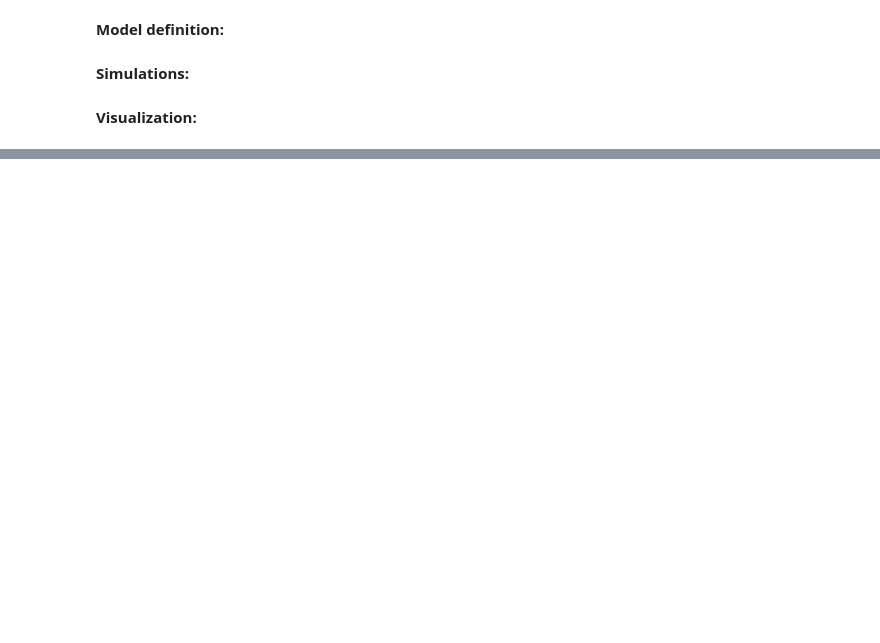
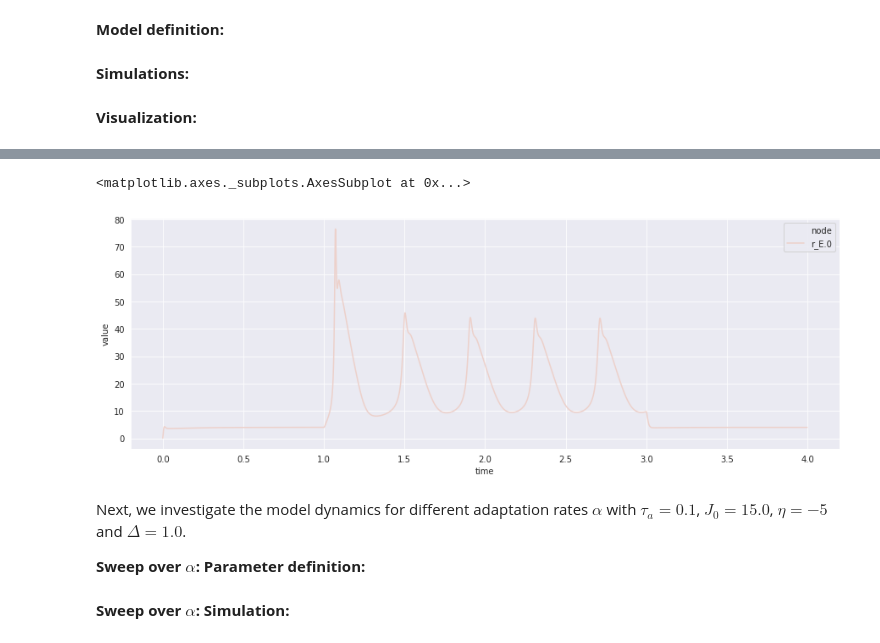
Before and after one commit to Richert/BrainNetworks, a Jupyter notebook: CMC/documentation/Montbrio_model_extension.ipynb, the cells around one changed output, grey strips where cells are left out. Saved outputs shown, nothing was run; the diff lists cells and outputs as text; code cells hidden in the pictures; blank space fills up the shorter version.

```diff
--- a/CMC/documentation/Montbrio_model_extension.ipynb
+++ b/CMC/documentation/Montbrio_model_extension.ipynb
@@ -408,0 +126,11 @@ plot_timeseries(results, plot_style='ridge_plot', demean=True, aspect=3.0)
+# %%
+idx = 1
+fig, ax = plt.subplots(figsize=(15,5))
+plot_timeseries(results[tau_a[idx]], ax=ax)
+# %% [output]
+<matplotlib.axes._subplots.AxesSubplot at 0x...>
+[figure, added]
+# %% [markdown]
+Next, we investigate the model dynamics for different adaptation rates $\alpha$ with $\tau_a = 0.1$, $J_0 = 15.0$, $\eta = -5$ and $\Delta = 1.0$.
+
+**Sweep over $\alpha$: Parameter definition:**
@@ -408,0 +141,2 @@ plot_timeseries(results, plot_style='ridge_plot', demean=True, aspect=3.0)
+# %% [markdown]
+**Sweep over $\alpha$: Simulation:**
```
Also changed, not shown: parts of 123 cells of this notebook, 11 other files.
